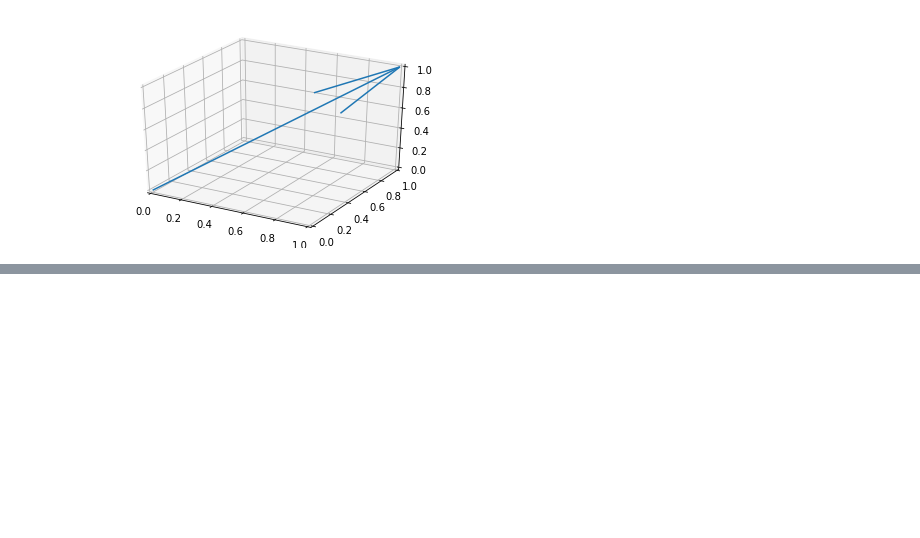
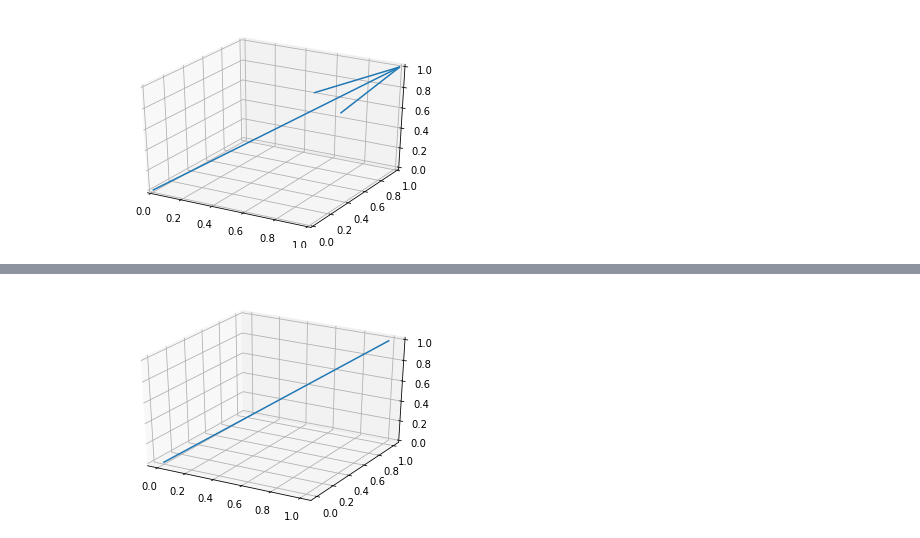
Before and after one commit to stevenkfirth/crossproduct, a Jupyter notebook: notebooks/docs/plot_methods.ipynb, the cells around one changed output, grey strips where cells are left out. Cells and saved outputs as stored; diff of their text form; code cells hidden in the pictures; blank space fills up the shorter version.

```diff
--- a/notebooks/docs/plot_methods.ipynb
+++ b/notebooks/docs/plot_methods.ipynb
@@ -49,0 +62,12 @@ plt.show()
+# %%
+import matplotlib.pyplot as plt
+from mpl_toolkits.mplot3d import Axes3D
+from crossproduct import Point, Vector, Line
+fig = plt.figure()
+ax = fig.add_subplot(111, projection='3d')
+l=Line(Point(0,0,0),Vector(1,1,1))
+l.plot(ax)
+plt.savefig('line_plot_3D')
+plt.show()
+# %% [output]
+[figure, added]
```
Also changed, not shown: parts of 5 cells of this notebook, 15 other files.
